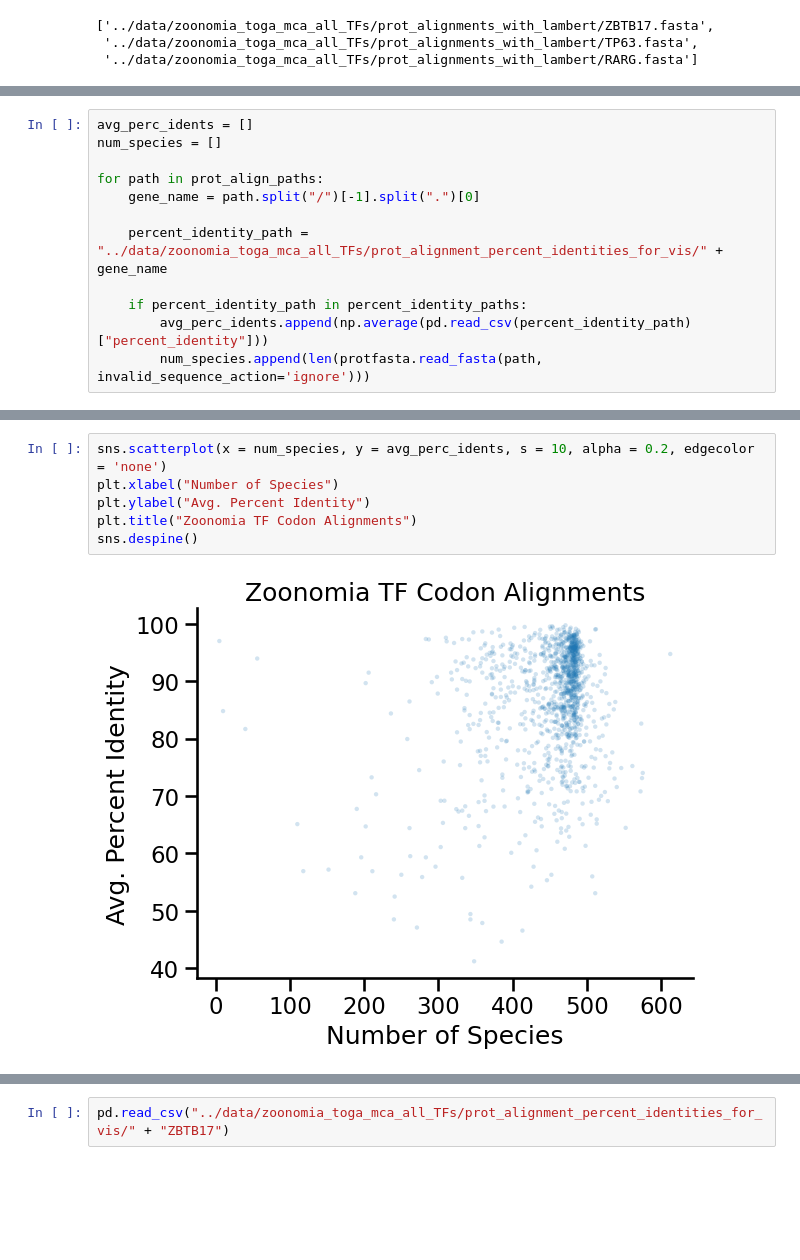
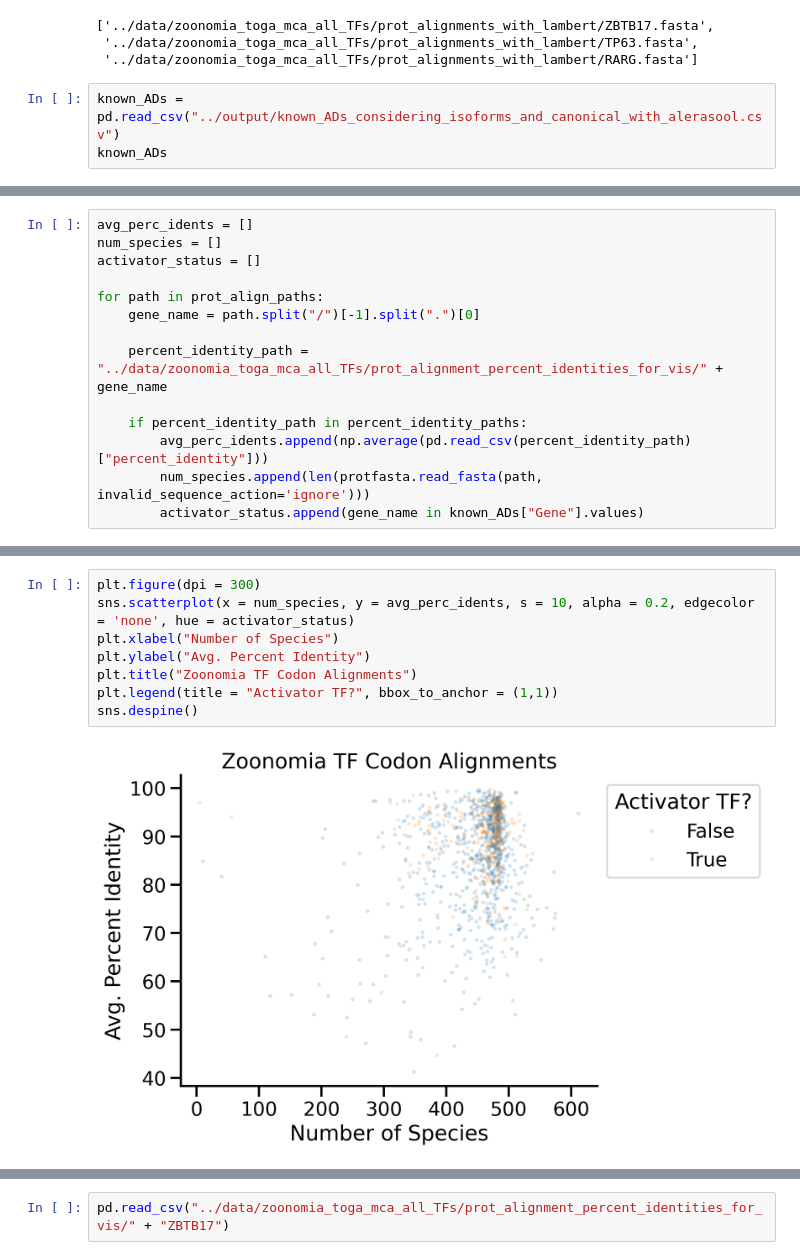
Before and after one commit to sanjanakotha/SFARI, a Jupyter notebook: notebooks/Zoonomia Diversity.ipynb, the cells around one changed output, grey strips where cells are left out. Cells and saved outputs as stored; diff of their text form; blank space fills up the shorter version.

```diff
--- a/notebooks/Zoonomia Diversity.ipynb
+++ b/notebooks/Zoonomia Diversity.ipynb
@@ -184,3 +184,6 @@ prot_align_paths[:3]
 ['../data/zoonomia_toga_mca_all_TFs/prot_alignments_with_lambert/ZBTB17.fasta',
  '../data/zoonomia_toga_mca_all_TFs/prot_alignments_with_lambert/TP63.fasta',
  '../data/zoonomia_toga_mca_all_TFs/prot_alignments_with_lambert/RARG.fasta']
+# %%
+known_ADs = pd.read_csv("../output/known_ADs_considering_isoforms_and_canonical_with_alerasool.csv")
+known_ADs
@@ -187,6 +204,7 @@ prot_align_paths[:3]
 # %%
 avg_perc_idents = []
 num_species = []
+activator_status = []
 
 for path in prot_align_paths:
     gene_name = path.split("/")[-1].split(".")[0]
@@ -196,3 +214,4 @@ for path in prot_align_paths:
     if percent_identity_path in percent_identity_paths:
         avg_perc_idents.append(np.average(pd.read_csv(percent_identity_path)["percent_identity"]))
         num_species.append(len(protfasta.read_fasta(path, invalid_sequence_action='ignore')))
+        activator_status.append(gene_name in known_ADs["Gene"].values)
@@ -199,8 +228,10 @@ for path in prot_align_paths:
 # %%
-sns.scatterplot(x = num_species, y = avg_perc_idents, s = 10, alpha = 0.2, edgecolor = 'none')
+plt.figure(dpi = 300)
+sns.scatterplot(x = num_species, y = avg_perc_idents, s = 10, alpha = 0.2, edgecolor = 'none', hue = activator_status)
 plt.xlabel("Number of Species")
 plt.ylabel("Avg. Percent Identity")
 plt.title("Zoonomia TF Codon Alignments")
+plt.legend(title = "Activator TF?", bbox_to_anchor = (1,1))
 sns.despine()
 # %% [output]
-[figure, old version]
+[figure, new version]
```
Also changed, not shown: parts of 6 cells of this notebook, 11 other files.
